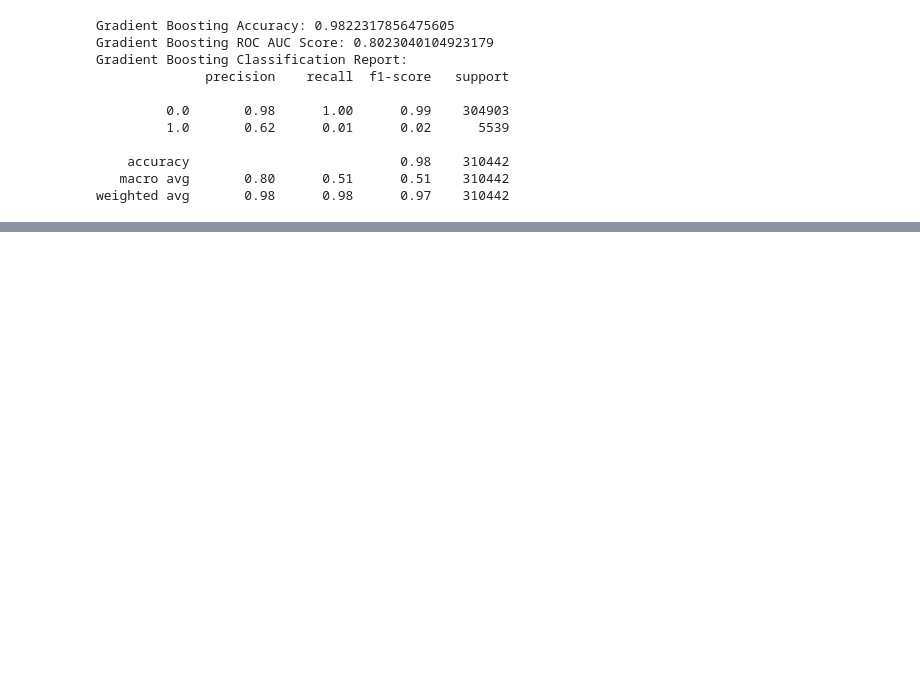
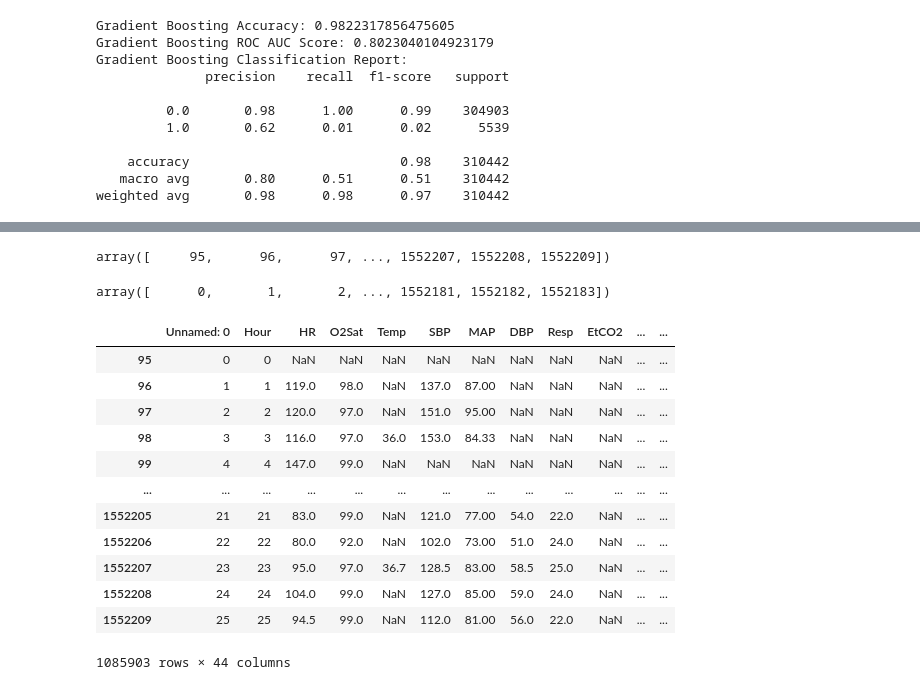
Before and after one commit to Rishab-KH/Early-Sepsis-Prediction, a Jupyter notebook: notebooks/initialAnalysisSepsisClassification.ipynb, the cells around one changed output, grey strips where cells are left out. Drawn from its saved outputs; the diff is of its cells as text; code cells hidden in the pictures; blank space fills up the shorter version.

```diff
--- a/initialAnalysisSepsisClassification.ipynb
+++ b/notebooks/initialAnalysisSepsisClassification.ipynb
@@ -122,7 +122,7 @@ from sklearn.metrics import confusion_matrix, roc_auc_score, mean_absolute_error
 import xgboost as xgb
 from sklearn.model_selection import GridSearchCV
 # %%
-df = pd.read_csv('/Users/sharanyasenthil/Downloads/Dataset.csv')
+df = pd.read_csv('/Users/derilraju/Downloads/archive (9)/Dataset.csv')
 # %%
 print(df.head())
 # %% [output]
@@ -289,0 +488,33 @@ print(f'Optimized Gradient Boosting Classification Report:\n{classification_repo
+# %%
+import pandas as pd
+from sklearn.model_selection import GroupShuffleSplit
+
+# DataFrame with a non-RangeIndex
+# df = pd.DataFrame({'clust_id': [1,1,1,2,2,2,2]}, index=[1,2,1,2,1,2,3])
+
+val_inds, test_inds = next(GroupShuffleSplit(test_size=0.3, n_splits=2,).split(df, groups=df['Patient_ID']))
+# %%
+val_inds
+# %% [output]
+array([     95,      96,      97, ..., 1552207, 1552208, 1552209])
+# %%
+test_inds
+# %% [output]
+array([      0,       1,       2, ..., 1552181, 1552182, 1552183])
+# %%
+df_val = df.iloc[val_inds]
+df_val
+# %% [output]
+|  | Unnamed: 0 | Hour | HR | O2Sat | Temp | SBP | MAP | DBP | Resp | EtCO2 | ... | ... |
+| 95 | 0 | 0 | NaN | NaN | NaN | NaN | NaN | NaN | NaN | NaN | ... | ... |
+| 96 | 1 | 1 | 119.0 | 98.0 | NaN | 137.0 | 87.00 | NaN | NaN | NaN | ... | ... |
+| 97 | 2 | 2 | 120.0 | 97.0 | NaN | 151.0 | 95.00 | NaN | NaN | NaN | ... | ... |
+| 98 | 3 | 3 | 116.0 | 97.0 | 36.0 | 153.0 | 84.33 | NaN | NaN | NaN | ... | ... |
+| 99 | 4 | 4 | 147.0 | 99.0 | NaN | NaN | NaN | NaN | NaN | NaN | ... | ... |
+| ... | ... | ... | ... | ... | ... | ... | ... | ... | ... | ... | ... | ... |
+| 1552205 | 21 | 21 | 83.0 | 99.0 | NaN | 121.0 | 77.00 | 54.0 | 22.0 | NaN | ... | ... |
+| 1552206 | 22 | 22 | 80.0 | 92.0 | NaN | 102.0 | 73.00 | 51.0 | 24.0 | NaN | ... | ... |
+| 1552207 | 23 | 23 | 95.0 | 97.0 | 36.7 | 128.5 | 83.00 | 58.5 | 25.0 | NaN | ... | ... |
+| 1552208 | 24 | 24 | 104.0 | 99.0 | NaN | 127.0 | 85.00 | 59.0 | 24.0 | NaN | ... | ... |
+| 1552209 | 25 | 25 | 94.5 | 99.0 | NaN | 112.0 | 81.00 | 56.0 | 22.0 | NaN | ... | ... |
+1085903 rows × 44 columns
```
Also changed, not shown: parts of 22 cells of this notebook, 3 other files.
